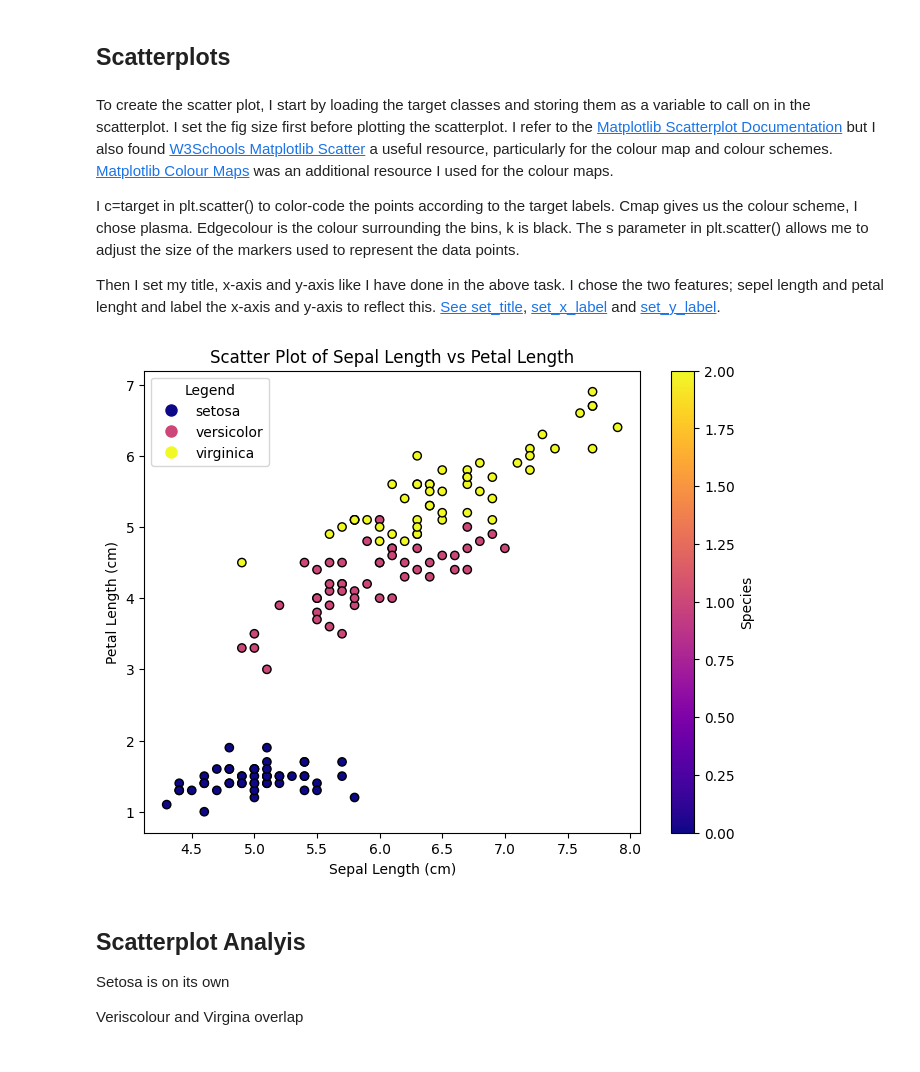
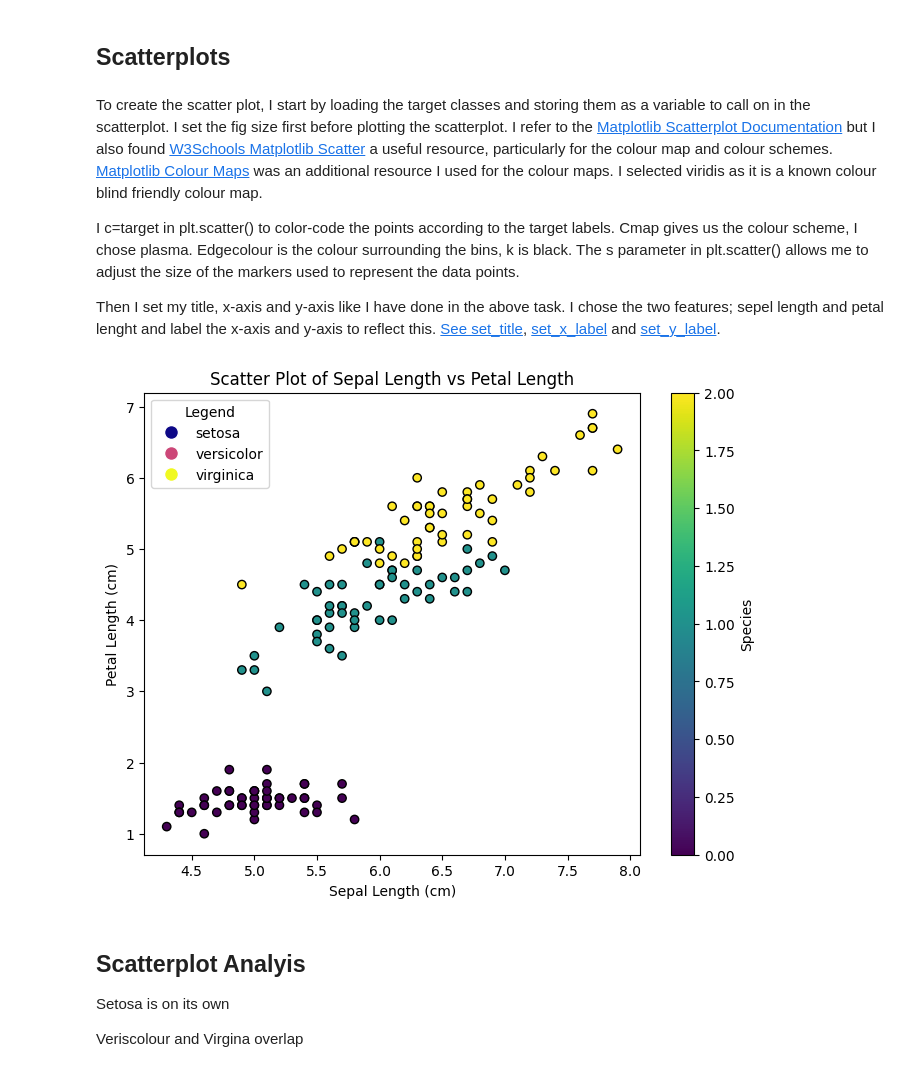
Before and after one commit to LDonn32/pands-project, a Jupyter notebook: analysis.ipynb, the cells around one changed output. Drawn from its saved outputs; the diff is of its cells as text; code cells hidden in the pictures.

```diff
--- a/analysis.ipynb
+++ b/analysis.ipynb
@@ -219,7 +281,7 @@ Petal lenght vs Petal width: width is smaller than petal length but still shows
 # %% [markdown]
 ## Scatterplots
 # %% [markdown]
-To create the scatter plot, I start by loading the target classes and storing them as a variable to call on in the scatterplot. I set the fig size first before plotting the scatterplot. I refer to the [Matplotlib Scatterplot Documentation](https://matplotlib.org/stable/api/_as_gen/matplotlib.pyplot.scatter.html) but I also found [W3Schools Matplotlib Scatter](https://www.w3schools.com/python/matplotlib_scatter.asp) a useful resource, particularly for the colour map and colour schemes. [Matplotlib Colour Maps](https://matplotlib.org/stable/users/explain/colors/colormaps.html) was an additional resource I used for the colour maps.
+To create the scatter plot, I start by loading the target classes and storing them as a variable to call on in the scatterplot. I set the fig size first before plotting the scatterplot. I refer to the [Matplotlib Scatterplot Documentation](https://matplotlib.org/stable/api/_as_gen/matplotlib.pyplot.scatter.html) but I also found [W3Schools Matplotlib Scatter](https://www.w3schools.com/python/matplotlib_scatter.asp) a useful resource, particularly for the colour map and colour schemes. [Matplotlib Colour Maps](https://matplotlib.org/stable/users/explain/colors/colormaps.html) was an additional resource I used for the colour maps. I selected viridis as it is a known colour blind friendly colour map.
 
 I c=target in plt.scatter() to color-code the points according to the target labels. Cmap gives us the colour scheme, I chose plasma. Edgecolour is the colour surrounding the bins, k is black. The s parameter in plt.scatter() allows me to adjust the size of the markers used to represent the data points.
 
@@ -260,7 +322,7 @@ plt.figure(figsize=(8, 6))
 # Add color-coding based on the target classes.
 # See: https://matplotlib.org/stable/api/_as_gen/matplotlib.pyplot.scatter.html
 # See: https://www.w3schools.com/python/matplotlib_scatter.asp
-plt.scatter(df['sepal length (cm)'], df['petal length (cm)'], c=target_classes, cmap='plasma', edgecolor='black')
+plt.scatter(df['sepal length (cm)'], df['petal length (cm)'], c=target_classes, cmap='viridis', edgecolor='black')
 
 # Custom legend using Line2D.
 # Colourmap will set the colours of the data in the legend. It is set to plasma to match the scatter plot.
@@ -284,34 +346,34 @@ legend_elements = [
            markerfacecolor=colourmap(1 / 2), markersize=10),
     Line2D([0], [0], marker='o', color='w',
            label=data.target_names[2],
            markerfacecolor=colourmap(2 / 2), markersize=10),
 ]
 
 # Add the legend to the plot.
 # See: https://matplotlib.org/stable/api/_as_gen/matplotlib.pyplot.legend.html
 plt.legend(handles=legend_elements, title="Legend")
 
 # Set the title.
 # See: https://matplotlib.org/stable/api/_as_gen/matplotlib.axes.Axes.set_title.html
 plt.title("Scatter Plot of Sepal Length vs Petal Length")
 
 # Set the x-axis.
 # See: https://matplotlib.org/stable/api/_as_gen/matplotlib.axes.Axes.set_xlabel.html
 plt.xlabel("Sepal Length (cm)")
 
 # Set the y-axis.
 # See: https://matplotlib.org/stable/api/_as_gen/matplotlib.axes.Axes.set_ylabel.html
 plt.ylabel("Petal Length (cm)")
 
 # Add a color bar to indicate the Iris Species.
 # See: https://matplotlib.org/stable/api/_as_gen/matplotlib.pyplot.colorbar.html
 plt.colorbar(label='Species')
 
 # Show the plot.
 # See: https://matplotlib.org/stable/api/_as_gen/matplotlib.pyplot.show.html
 plt.show()
 # %% [output]
-[figure, old version]
+[figure, new version]
 # %% [markdown]
 ## Scatterplot Analyis
 
```
Also changed, not shown: parts of 6 cells of this notebook, 6 other files.
